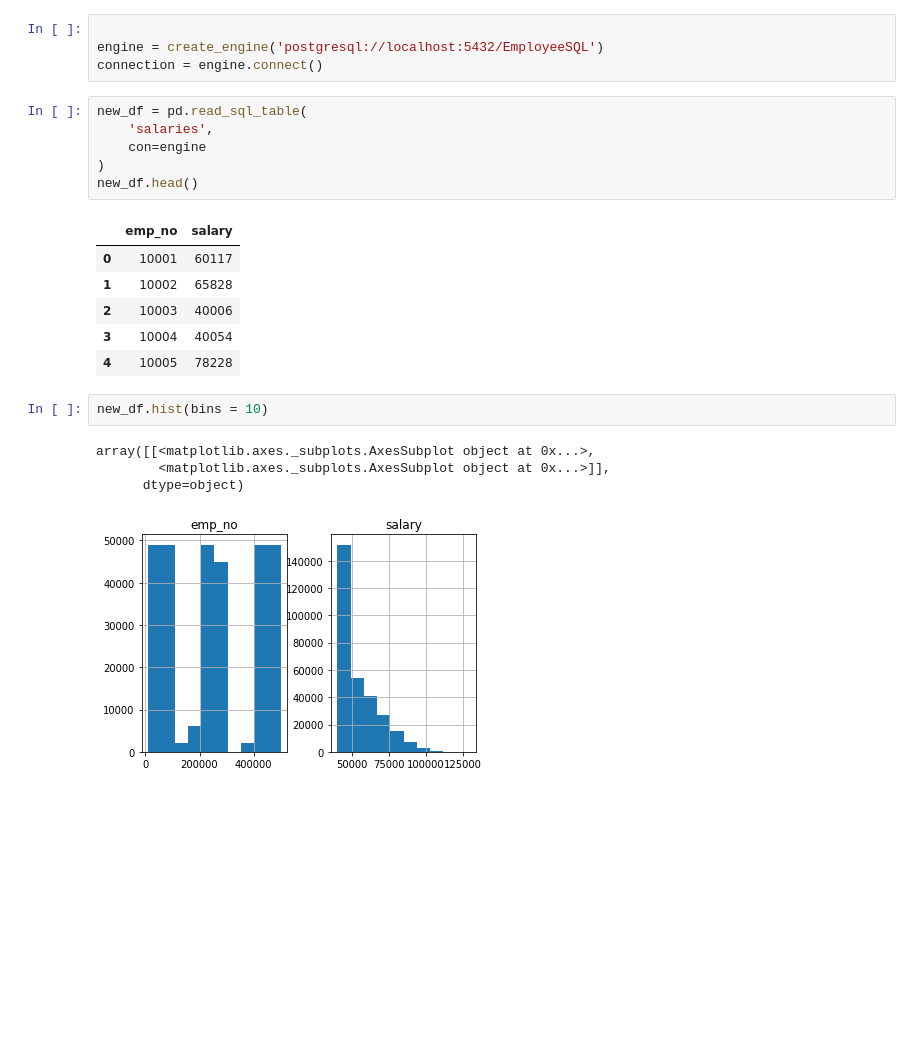
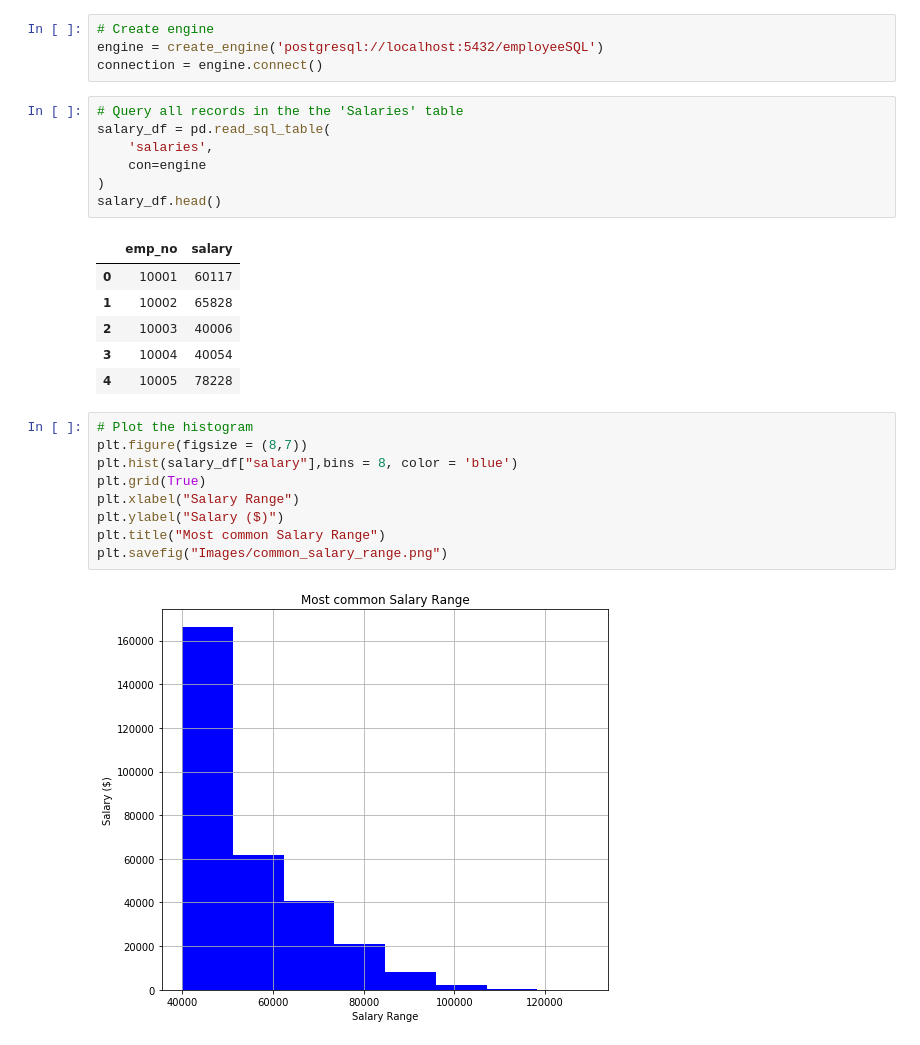
Before and after one commit to UoT-Bootcamp/Employee-Dataset, a Jupyter notebook: EmployeeSQL.ipynb, the cells around one changed output. Drawn from its saved outputs; the diff is of its cells as text; blank space fills up the shorter version.

```diff
--- a/EmployeeSQL.ipynb
+++ b/EmployeeSQL.ipynb
@@ -3,14 +5,15 @@ import pandas as pd
 from sqlalchemy import create_engine
 # %%
-
-engine = create_engine('postgresql://localhost:5432/EmployeeSQL')
+# Create engine
+engine = create_engine('postgresql://localhost:5432/employeeSQL')
 connection = engine.connect()
 # %%
-new_df = pd.read_sql_table(
+# Query all records in the the 'Salaries' table
+salary_df = pd.read_sql_table(
     'salaries',
     con=engine
 )
-new_df.head()
+salary_df.head()
 # %% [output]
 |  | emp_no | salary |
 | 0 | 10001 | 60117 |
@@ -18,10 +21,14 @@ new_df.head()
 | 2 | 10003 | 40006 |
 | 3 | 10004 | 40054 |
 | 4 | 10005 | 78228 |
-# %%
-new_df.hist(bins = 10)
-# %% [output]
-array([[<matplotlib.axes._subplots.AxesSubplot object at 0x...>,
-        <matplotlib.axes._subplots.AxesSubplot object at 0x...>]],
-      dtype=object)
-[figure, removed]
+# %%
+# Plot the histogram
+plt.figure(figsize = (8,7))
+plt.hist(salary_df["salary"],bins = 8, color = 'blue')
+plt.grid(True)
+plt.xlabel("Salary Range")
+plt.ylabel("Salary ($)")
+plt.title("Most common Salary Range")
+plt.savefig("Images/common_salary_range.png")
+# %% [output]
+[figure, added]
```
Also changed, not shown: parts of 5 cells of this notebook, 2 other files.
